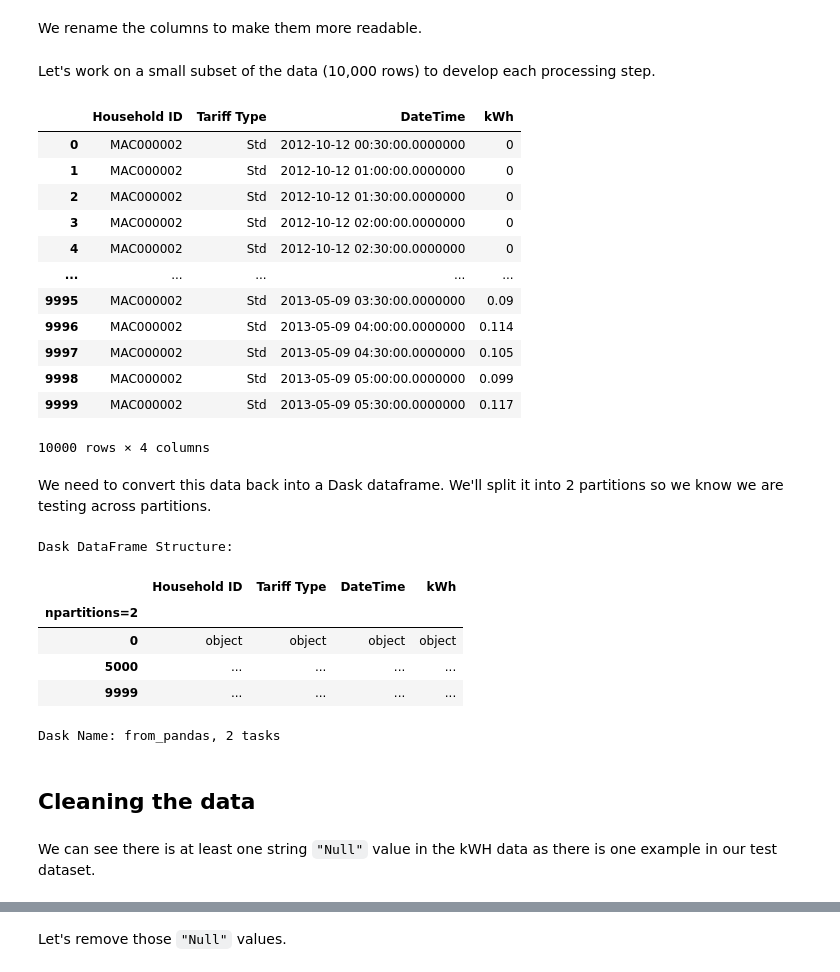
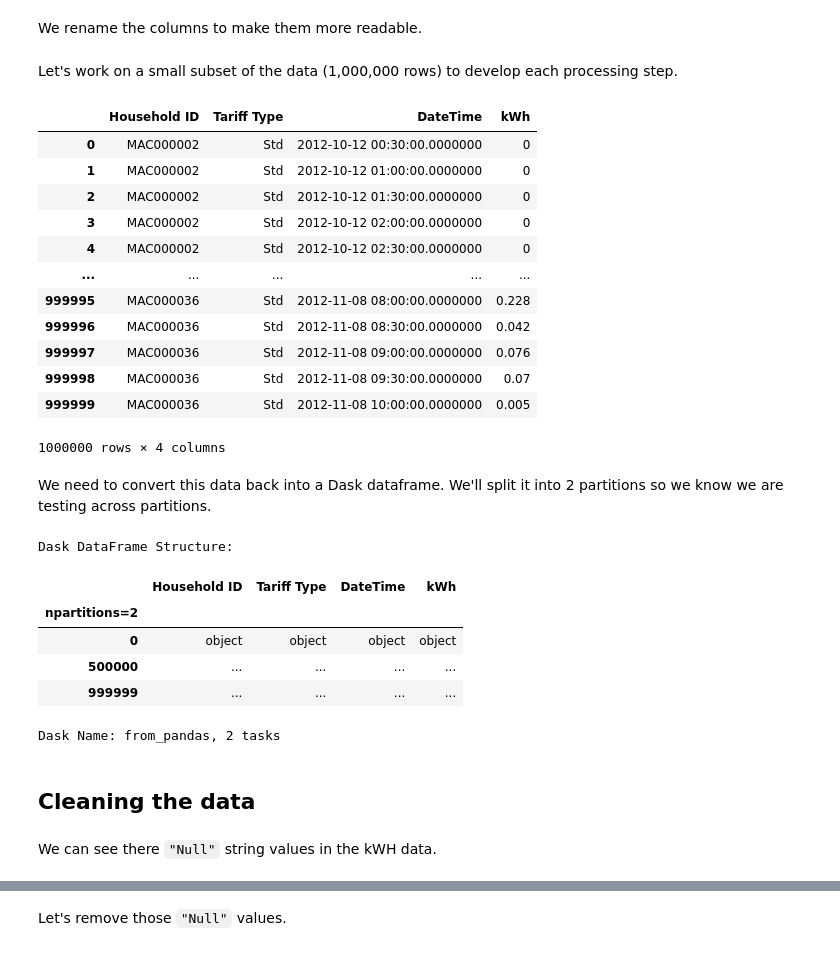
Before and after one commit to jlad26/london-smart-energy, a Jupyter notebook: Dask - London Smart Energy EN.ipynb, the cells around one changed output, grey strips where cells are left out. Saved outputs shown, nothing was run; the diff lists cells and outputs as text; code cells hidden in the pictures.

```diff
--- a/Dask - London Smart Energy EN.ipynb
+++ b/Dask - London Smart Energy EN.ipynb
@@ -103,24 +101,24 @@ col_renaming = {
 }
 full_data_ddf = raw_data_ddf.rename(columns=col_renaming)
 # %% [markdown]
-Let's work on a small subset of the data (10,000 rows) to develop each processing step.
+Let's work on a small subset of the data (1,000,000 rows) to develop each processing step.
 # %%
-test_data = full_data_ddf.head(10000)
+test_data = full_data_ddf.head(1000000)
 test_data
 # %% [output]
 |  | Household ID | Tariff Type | DateTime | kWh |
 | 0 | MAC000002 | Std | 2012-10-12 00:30:00.0000000 | 0 |
 | 1 | MAC000002 | Std | 2012-10-12 01:00:00.0000000 | 0 |
 | 2 | MAC000002 | Std | 2012-10-12 01:30:00.0000000 | 0 |
 | 3 | MAC000002 | Std | 2012-10-12 02:00:00.0000000 | 0 |
 | 4 | MAC000002 | Std | 2012-10-12 02:30:00.0000000 | 0 |
 | ... | ... | ... | ... | ... |
-| 9995 | MAC000002 | Std | 2013-05-09 03:30:00.0000000 | 0.09 |
-| 9996 | MAC000002 | Std | 2013-05-09 04:00:00.0000000 | 0.114 |
-| 9997 | MAC000002 | Std | 2013-05-09 04:30:00.0000000 | 0.105 |
-| 9998 | MAC000002 | Std | 2013-05-09 05:00:00.0000000 | 0.099 |
-| 9999 | MAC000002 | Std | 2013-05-09 05:30:00.0000000 | 0.117 |
+| 999995 | MAC000036 | Std | 2012-11-08 08:00:00.0000000 | 0.228 |
+| 999996 | MAC000036 | Std | 2012-11-08 08:30:00.0000000 | 0.042 |
+| 999997 | MAC000036 | Std | 2012-11-08 09:00:00.0000000 | 0.076 |
+| 999998 | MAC000036 | Std | 2012-11-08 09:30:00.0000000 | 0.07 |
+| 999999 | MAC000036 | Std | 2012-11-08 10:00:00.0000000 | 0.005 |
-10000 rows × 4 columns
+1000000 rows × 4 columns
 # %% [markdown]
 We need to convert this data back into a Dask dataframe. We'll split it into 2 partitions so we know we are testing across partitions.
 # %%
@@ -131,13 +129,13 @@ Dask DataFrame Structure:
 |  | Household ID | Tariff Type | DateTime | kWh |
 | npartitions=2 |  |  |  |  |
 | 0 | object | object | object | object |
-| 5000 | ... | ... | ... | ... |
-| 9999 | ... | ... | ... | ... |
+| 500000 | ... | ... | ... | ... |
+| 999999 | ... | ... | ... | ... |
 Dask Name: from_pandas, 2 tasks
 # %% [markdown]
 ## Cleaning the data
 # %% [markdown]
-We can see there is at least one string `"Null"` value in the kWH data as there is one example in our test dataset.
+We can see there `"Null"` string values in the kWH data.
 # %%
 test_nulls = test_data[test_data['kWh'] == 'Null']
 test_nulls
```
Also changed, not shown: parts of 54 cells of this notebook, 10 other files.
